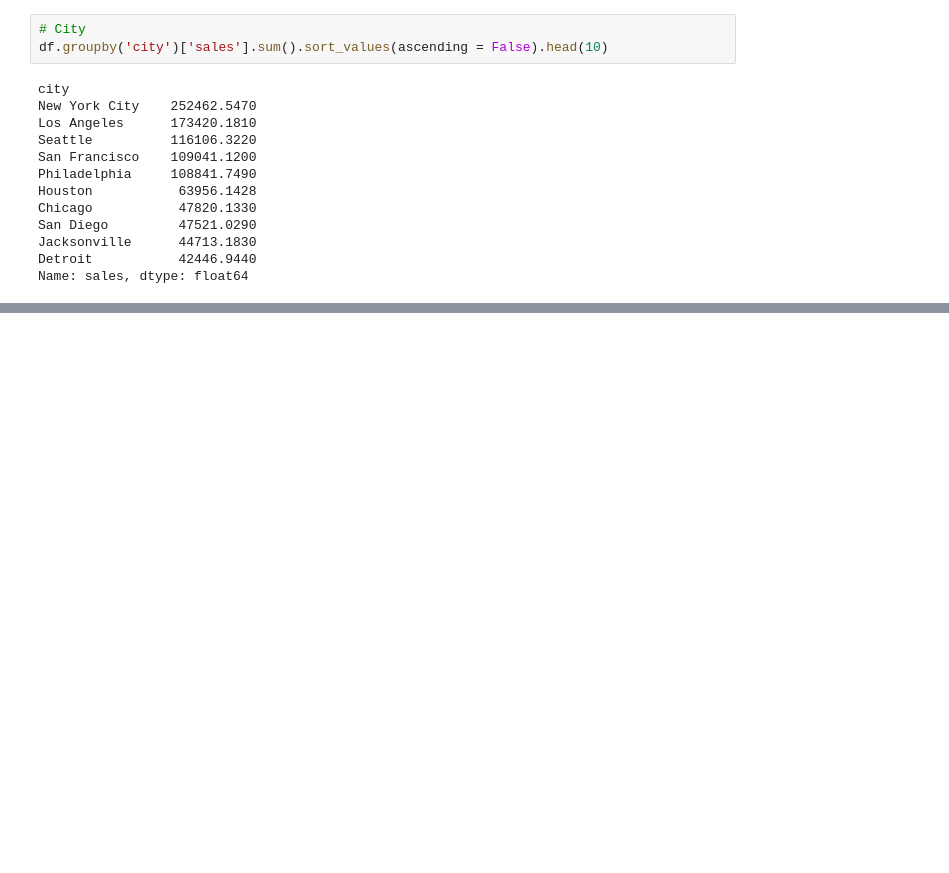
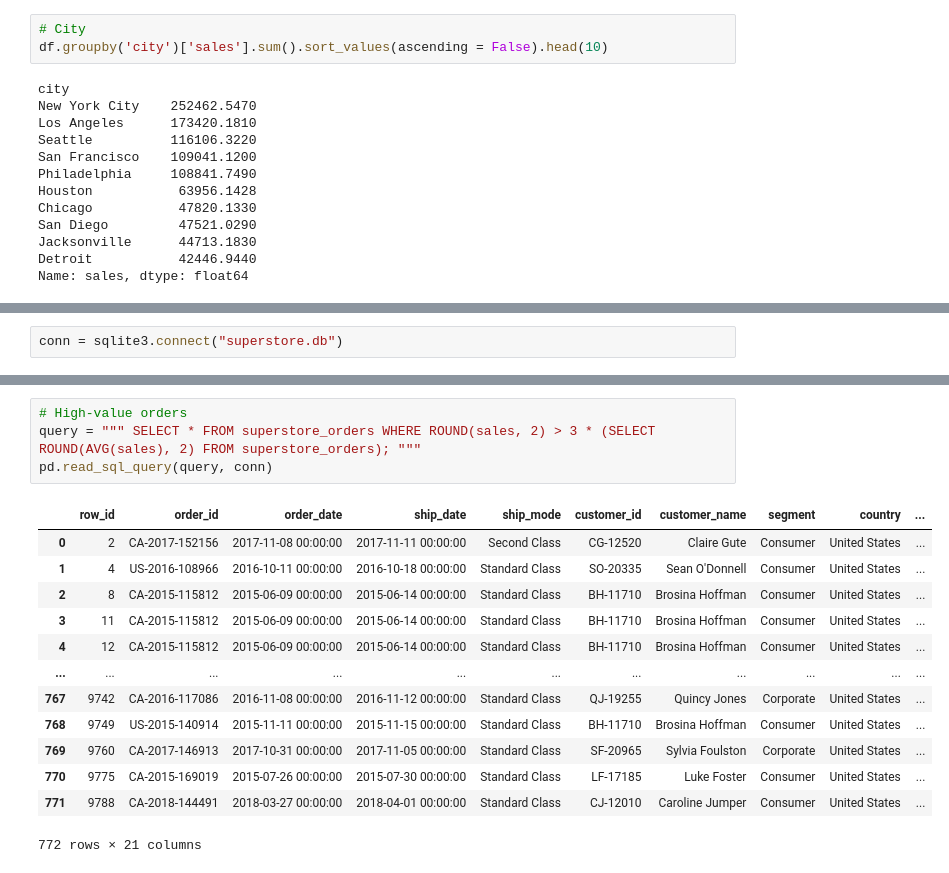
Before and after one commit to dhrishia/superstore-sales-analysis-new, a Jupyter notebook: analysis.ipynb, the cells around one changed output, grey strips where cells are left out. Cells and saved outputs as stored; diff of their text form; blank space fills up the shorter version.

```diff
--- a/analysis.ipynb
+++ b/analysis.ipynb
@@ -488,0 +492,2 @@ Name: sales, dtype: float64
+# %%
+conn = sqlite3.connect("superstore.db")
@@ -488,0 +697,18 @@ Name: sales, dtype: float64
+# %%
+# High-value orders
+query = """ SELECT * FROM superstore_orders WHERE ROUND(sales, 2) > 3 * (SELECT ROUND(AVG(sales), 2) FROM superstore_orders); """
+pd.read_sql_query(query, conn)
+# %% [output]
+|  | row_id | order_id | order_date | ship_date | ship_mode | customer_id | customer_name | segment | country | ... |
+| 0 | 2 | CA-2017-152156 | 2017-11-08 00:00:00 | 2017-11-11 00:00:00 | Second Class | CG-12520 | Claire Gute | Consumer | United States | ... |
+| 1 | 4 | US-2016-108966 | 2016-10-11 00:00:00 | 2016-10-18 00:00:00 | Standard Class | SO-20335 | Sean O'Donnell | Consumer | United States | ... |
+| 2 | 8 | CA-2015-115812 | 2015-06-09 00:00:00 | 2015-06-14 00:00:00 | Standard Class | BH-11710 | Brosina Hoffman | Consumer | United States | ... |
+| 3 | 11 | CA-2015-115812 | 2015-06-09 00:00:00 | 2015-06-14 00:00:00 | Standard Class | BH-11710 | Brosina Hoffman | Consumer | United States | ... |
+| 4 | 12 | CA-2015-115812 | 2015-06-09 00:00:00 | 2015-06-14 00:00:00 | Standard Class | BH-11710 | Brosina Hoffman | Consumer | United States | ... |
+| ... | ... | ... | ... | ... | ... | ... | ... | ... | ... | ... |
+| 767 | 9742 | CA-2016-117086 | 2016-11-08 00:00:00 | 2016-11-12 00:00:00 | Standard Class | QJ-19255 | Quincy Jones | Corporate | United States | ... |
+| 768 | 9749 | US-2015-140914 | 2015-11-11 00:00:00 | 2015-11-15 00:00:00 | Standard Class | BH-11710 | Brosina Hoffman | Consumer | United States | ... |
+| 769 | 9760 | CA-2017-146913 | 2017-10-31 00:00:00 | 2017-11-05 00:00:00 | Standard Class | SF-20965 | Sylvia Foulston | Corporate | United States | ... |
+| 770 | 9775 | CA-2015-169019 | 2015-07-26 00:00:00 | 2015-07-30 00:00:00 | Standard Class | LF-17185 | Luke Foster | Consumer | United States | ... |
+| 771 | 9788 | CA-2018-144491 | 2018-03-27 00:00:00 | 2018-04-01 00:00:00 | Standard Class | CJ-12010 | Caroline Jumper | Consumer | United States | ... |
+772 rows × 21 columns
```
Also changed, not shown: parts of 32 cells of this notebook, 8 other files.
